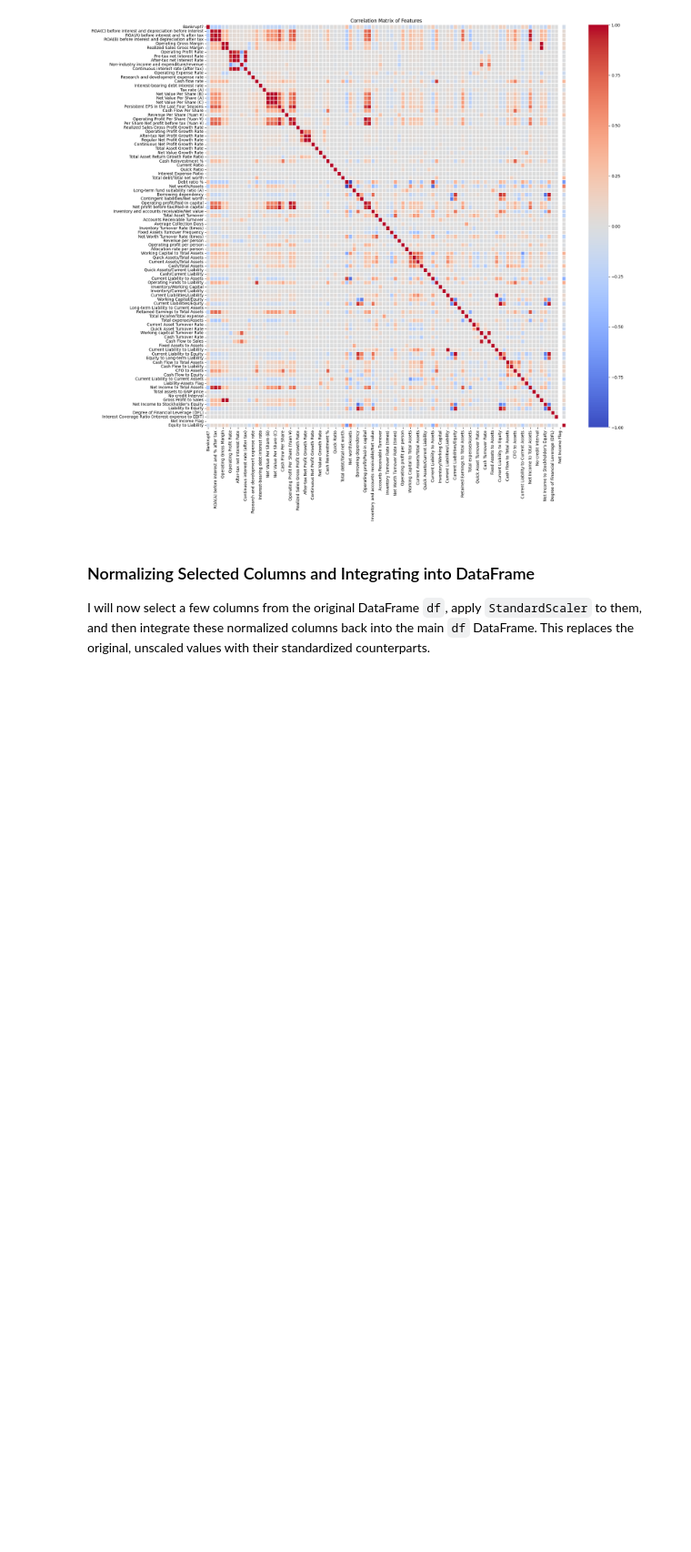
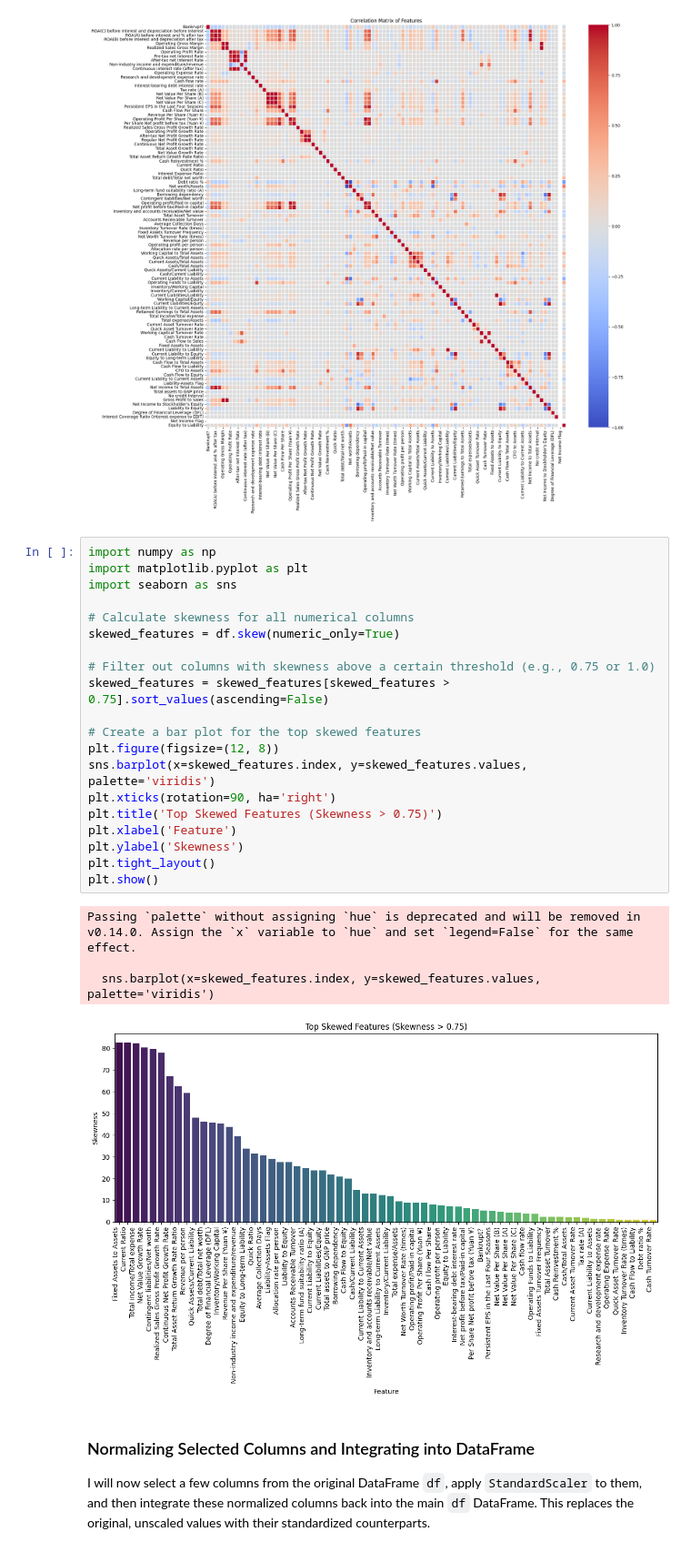
Before and after one commit to noobprogrammertryingtosurvive/ADALL_github, a Jupyter notebook: Cogels_CDA1C03_Assignment.ipynb, the cells around one changed output. Shown at 91% size. Cells and saved outputs as stored; diff of their text form; blank space fills up the shorter version.

```diff
--- a/Cogels_CDA1C03_Assignment.ipynb
+++ b/Cogels_CDA1C03_Assignment.ipynb
@@ -107,6 +107,31 @@ plt.title('Correlation Matrix of Features')
 plt.show()
 # %% [output]
 [figure]
+# %%
+import numpy as np
+import matplotlib.pyplot as plt
+import seaborn as sns
+
+# Calculate skewness for all numerical columns
+skewed_features = df.skew(numeric_only=True)
+
+# Filter out columns with skewness above a certain threshold (e.g., 0.75 or 1.0)
+skewed_features = skewed_features[skewed_features > 0.75].sort_values(ascending=False)
+
+# Create a bar plot for the top skewed features
+plt.figure(figsize=(12, 8))
+sns.barplot(x=skewed_features.index, y=skewed_features.values, palette='viridis')
+plt.xticks(rotation=90, ha='right')
+plt.title('Top Skewed Features (Skewness > 0.75)')
+plt.xlabel('Feature')
+plt.ylabel('Skewness')
+plt.tight_layout()
+plt.show()
+# %% [output]
+Passing `palette` without assigning `hue` is deprecated and will be removed in v0.14.0. Assign the `x` variable to `hue` and set `legend=False` for the same effect.
+
+  sns.barplot(x=skewed_features.index, y=skewed_features.values, palette='viridis')
+[figure, added]
 # %% [markdown]
 ### Normalizing Selected Columns and Integrating into DataFrame
 
```
Also changed, not shown: parts of 1 cell of this notebook.
